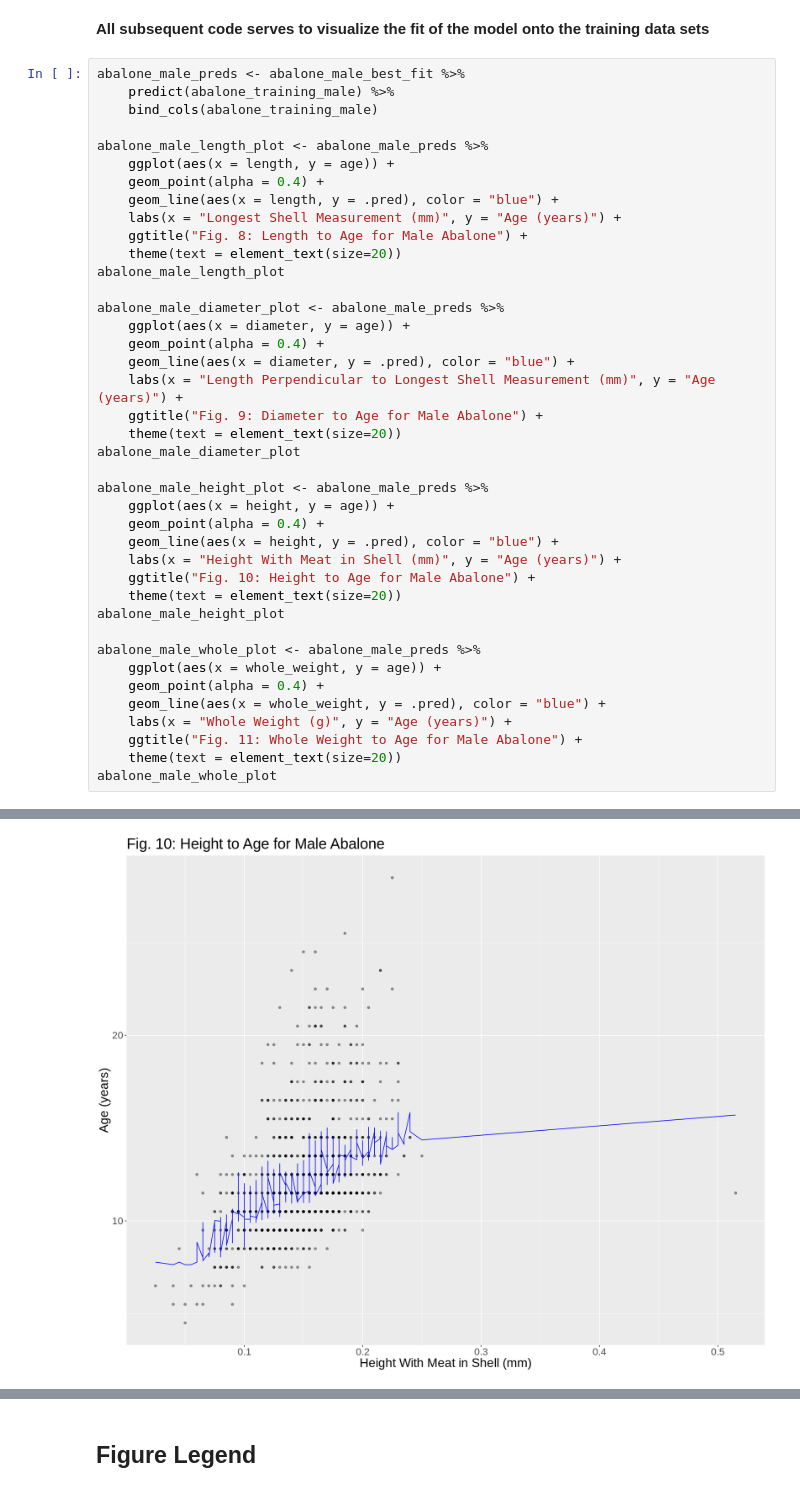
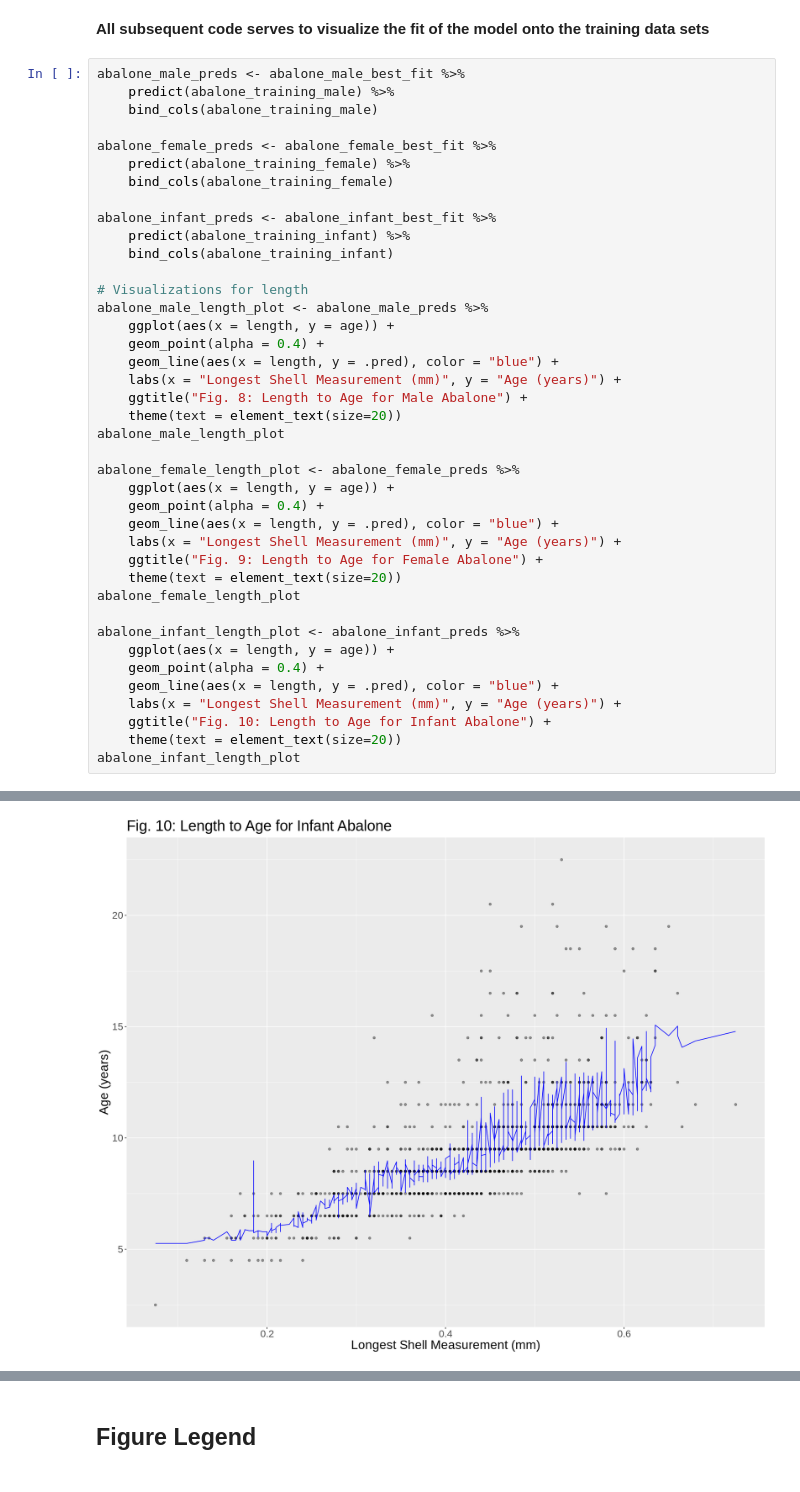
Before and after one commit to BrittonHelfert/DSCI-100-Group-Project, a Jupyter notebook: proposal.ipynb, the cells around one changed output, grey strips where cells are left out. Saved outputs shown, nothing was run; the diff lists cells and outputs as text.

Commit message:
Rearranged analysis plots, added a few clarifying comments

```diff
--- a/proposal.ipynb
+++ b/proposal.ipynb
@@ -445,6 +431,15 @@ abalone_male_preds <- abalone_male_best_fit %>%
     predict(abalone_training_male) %>%
     bind_cols(abalone_training_male)
 
+abalone_female_preds <- abalone_female_best_fit %>%
+    predict(abalone_training_female) %>%
+    bind_cols(abalone_training_female)
+
+abalone_infant_preds <- abalone_infant_best_fit %>%
+    predict(abalone_training_infant) %>%
+    bind_cols(abalone_training_infant)
+
+# Visualizations for length
 abalone_male_length_plot <- abalone_male_preds %>%
     ggplot(aes(x = length, y = age)) +
     geom_point(alpha = 0.4) +
@@ -454,31 +449,22 @@ abalone_male_length_plot <- abalone_male_preds %>%
     theme(text = element_text(size=20))
 abalone_male_length_plot
 
-abalone_male_diameter_plot <- abalone_male_preds %>%
-    ggplot(aes(x = diameter, y = age)) +
+abalone_female_length_plot <- abalone_female_preds %>%
+    ggplot(aes(x = length, y = age)) +
     geom_point(alpha = 0.4) +
-    geom_line(aes(x = diameter, y = .pred), color = "blue") +
-    labs(x = "Length Perpendicular to Longest Shell Measurement (mm)", y = "Age (years)") +
-    ggtitle("Fig. 9: Diameter to Age for Male Abalone") +
+    geom_line(aes(x = length, y = .pred), color = "blue") +
+    labs(x = "Longest Shell Measurement (mm)", y = "Age (years)") +
+    ggtitle("Fig. 9: Length to Age for Female Abalone") +
     theme(text = element_text(size=20))
-abalone_male_diameter_plot
+abalone_female_length_plot
 
-abalone_male_height_plot <- abalone_male_preds %>%
-    ggplot(aes(x = height, y = age)) +
+abalone_infant_length_plot <- abalone_infant_preds %>%
+    ggplot(aes(x = length, y = age)) +
     geom_point(alpha = 0.4) +
-    geom_line(aes(x = height, y = .pred), color = "blue") +
-    labs(x = "Height With Meat in Shell (mm)", y = "Age (years)") +
-    ggtitle("Fig. 10: Height to Age for Male Abalone") +
+    geom_line(aes(x = length, y = .pred), color = "blue") +
+    labs(x = "Longest Shell Measurement (mm)", y = "Age (years)") +
+    ggtitle("Fig. 10: Length to Age for Infant Abalone") +
     theme(text = element_text(size=20))
-abalone_male_height_plot
-
-abalone_male_whole_plot <- abalone_male_preds %>%
-    ggplot(aes(x = whole_weight, y = age)) +
-    geom_point(alpha = 0.4) +
-    geom_line(aes(x = whole_weight, y = .pred), color = "blue") +
-    labs(x = "Whole Weight (g)", y = "Age (years)") +
-    ggtitle("Fig. 11: Whole Weight to Age for Male Abalone") +
-    theme(text = element_text(size=20))
-abalone_male_whole_plot
+abalone_infant_length_plot
 # %% [output]
 [figure]
@@ -486 +472 @@ abalone_male_whole_plot
-[figure, old version]
+[figure, new version]
```
Also changed, not shown: parts of 7 cells of this notebook.
